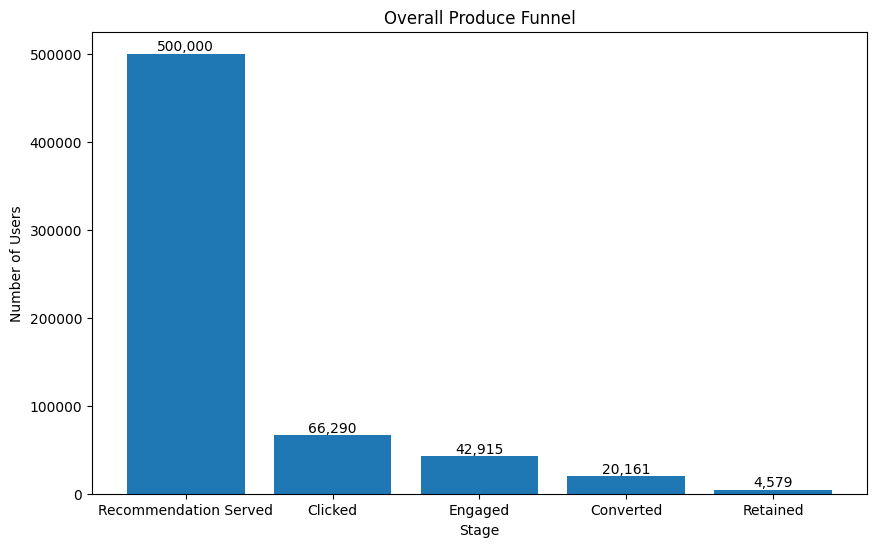
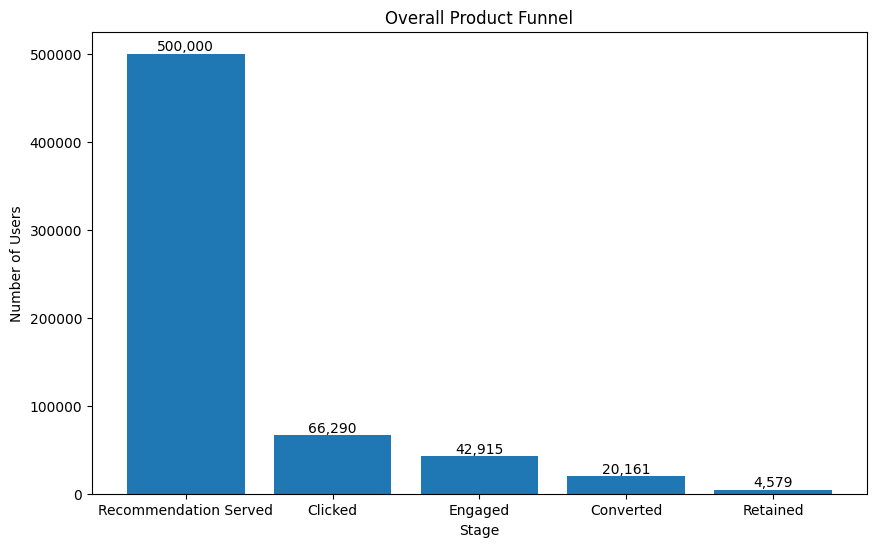
The change to this notebook cell's code, shown as a diff; its figure went from the first image to the second:
--- before
+++ after
@@ -2,5 +2,5 @@
 plt.figure(figsize=(10,6))
 bars=plt.bar(funnel_df['Stage'],funnel_df['Users'])
-plt.title('Overall Produce Funnel')
+plt.title('Overall Product Funnel')
 plt.ylabel('Number of Users')
 plt.xlabel('Stage')
@@ -8,3 +8,4 @@
     height= bar.get_height()
     plt.text(bar.get_x()+bar.get_width()/2, height, f'{height:,}',ha='center', va='bottom')
+plt.savefig('../figures/overall_product_funnel.png',dpi=300, bbox_inches='tight')
 plt.show()

Commit: Fix overall product funnel figure